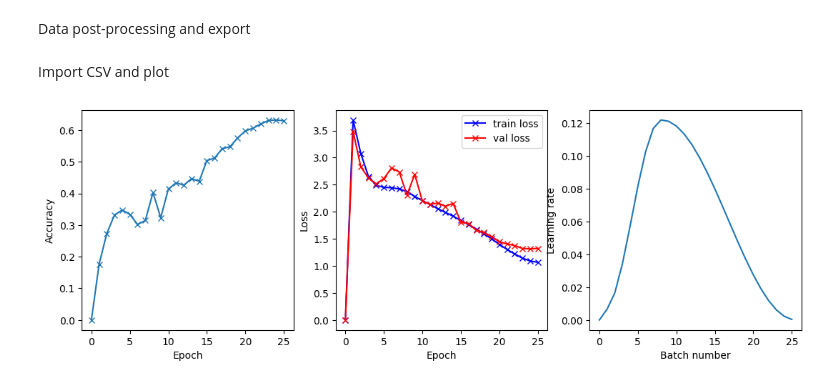
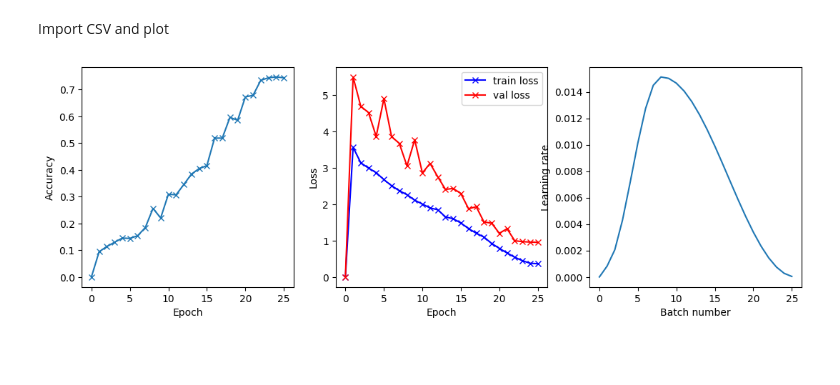
Before and after one commit to b-auricchio/wildlife_indent_cnn, a Jupyter notebook: main.ipynb, the cells around one changed output. Drawn from its saved outputs; the diff is of its cells as text; code cells hidden in the pictures; blank space fills up the shorter version.

Commit message:
resnet now working, using flowers102 dataset.

```diff
--- a/main.ipynb
+++ b/main.ipynb
@@ -90,2 +0,0 @@ KeyboardInterrupt:
-# %% [markdown]
-Data post-processing and export
@@ -95,8 +1,12 @@ processing.plot_history(history)
 # %% [markdown]
 Import CSV and plot
 # %%
-root = 'ResNet50_20230127_170407.csv'
+import pandas as pd
+import processing
+
+
+root = 'resnet_18_OneShot.csv'
 history = pd.read_csv(root)
 processing.plot_history(history)
 # %% [output]
-[figure, old version]
+[figure, new version]
```
Also changed, not shown: parts of 11 cells of this notebook, 8 other files.
